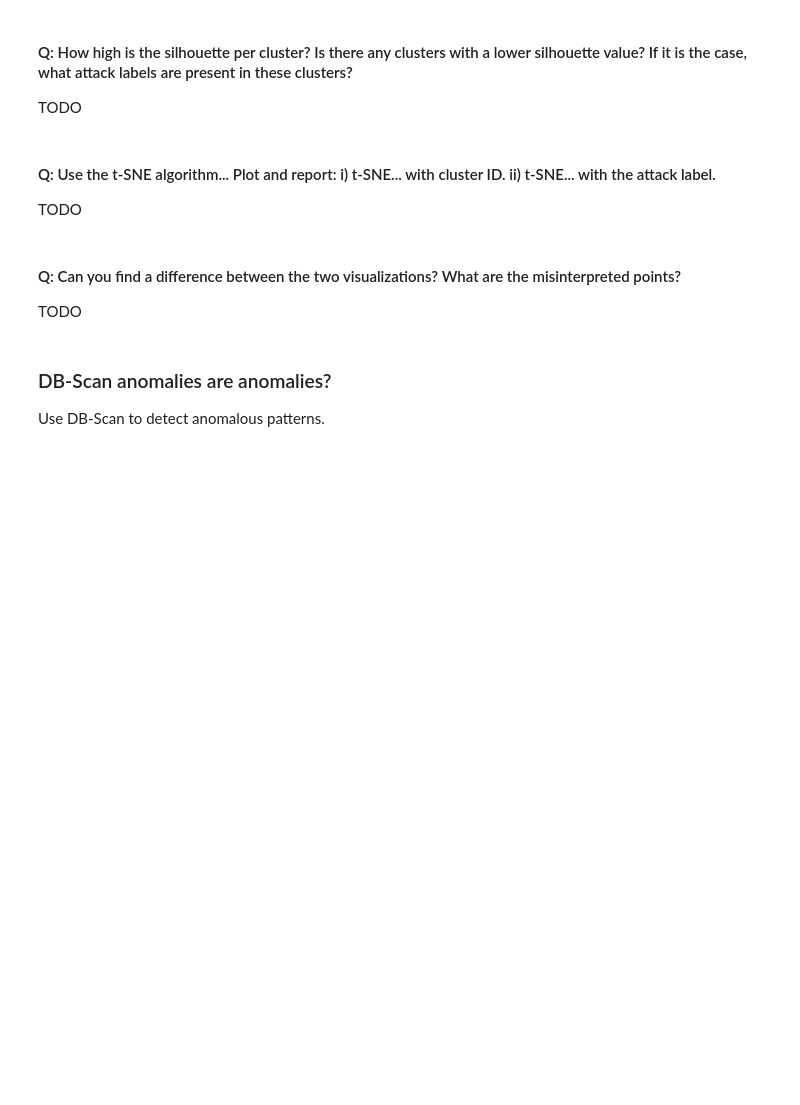
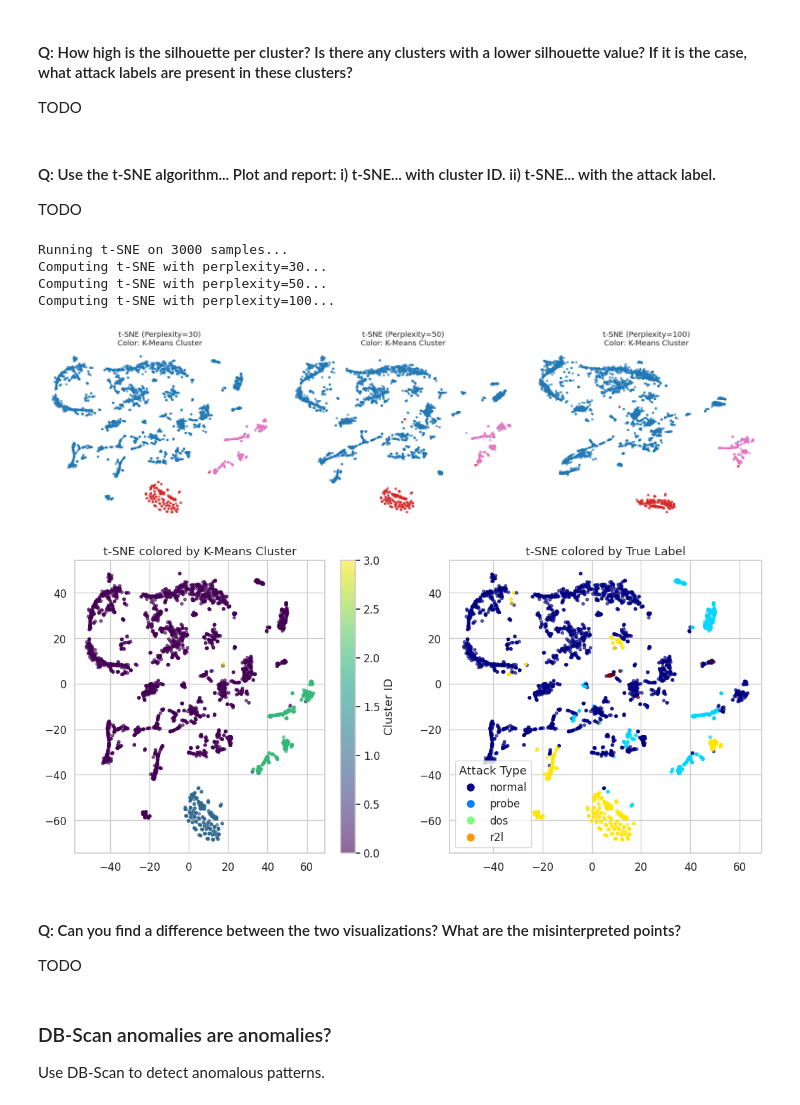
Before and after one commit to AImSecure/Laboratory3, a Jupyter notebook: lab/notebooks/Lab3_Anomaly_Detection.ipynb, the cells around one changed output. Cells and saved outputs as stored; diff of their text form; code cells hidden in the pictures; blank space fills up the shorter version.

Commit message:
Task 4 first implementation

```diff
--- a/lab/notebooks/Lab3_Anomaly_Detection.ipynb
+++ b/lab/notebooks/Lab3_Anomaly_Detection.ipynb
@@ -1420,3 +1486,80 @@ TODO
+# %%
+# --- Task 4.2: t-SNE Visualization ---
+
+from sklearn.manifold import TSNE
+
+# 1. Subsample for Performance
+# t-SNE is very slow on >10k points. We take a random subset of 3000 points for visualization.
+n_subset = 3000
+if len(X_train) > n_subset:
+    indices = np.random.choice(len(X_train), n_subset, replace=False)
+    X_tsne_input = X_train.iloc[indices]
+    y_tsne_cluster = cluster_labels[indices] # Cluster IDs from K-Means
+    y_tsne_label = y_train_attack.iloc[indices] # True Labels
+else:
+    X_tsne_input = X_train
+    y_tsne_cluster = cluster_labels
+    y_tsne_label = y_train_attack
+
+print(f"Running t-SNE on {len(X_tsne_input)} samples...")
+
+# 2. Try different Perplexities
+# Perplexity balances attention between local and global aspects of data.
+perplexities = [30, 50, 100]
+best_perplexity = 30 # We will assume 30 is best for the final plot, but you should visually check
+tsne_results = {}
+
+plt.figure(figsize=(18, 5))
+
+for i, perp in enumerate(perplexities):
+    print(f"Computing t-SNE with perplexity={perp}...")
+    tsne = TSNE(n_components=2, perplexity=perp, random_state=42, init='pca', learning_rate='auto')
+    X_embedded = tsne.fit_transform(X_tsne_input)
+    tsne_results[perp] = X_embedded
+
+    # Plot colored by CLUSTER ID (Unsupervised View)
+    plt.subplot(1, 3, i+1)
+    plt.scatter(X_embedded[:, 0], X_embedded[:, 1], c=y_tsne_cluster, cmap='tab10', s=10, alpha=0.6)
+    plt.title(f"t-SNE (Perplexity={perp})\nColor: K-Means Cluster")
+    plt.axis('off')
+
+plt.tight_layout()
+plt.show()
+
+# 3. Compare: Cluster ID vs True Label (Best Perplexity)
+# We assume Perplexity=30 gave a good result
+X_final_tsne = tsne_results[30]
+
+plt.figure(figsize=(14, 6))
+
+# Subplot 1: K-Means Clusters
+plt.subplot(1, 2, 1)
+scatter = plt.scatter(X_final_tsne[:, 0], X_final_tsne[:, 1], c=y_tsne_cluster, cmap='viridis', s=10, alpha=0.6)
+plt.title("t-SNE colored by K-Means Cluster")
+plt.colorbar(scatter, label='Cluster ID')
+
+# Subplot 2: True Attack Labels
+plt.subplot(1, 2, 2)
+# We need to map text labels to numbers for coloring
+unique_labels = y_tsne_label.unique()
+label_map = {label: i for i, label in enumerate(unique_labels)}
+y_numeric = y_tsne_label.map(label_map)
+
+scatter2 = plt.scatter(X_final_tsne[:, 0], X_final_tsne[:, 1], c=y_numeric, cmap='jet', s=10, alpha=0.6)
+plt.title("t-SNE colored by True Label")
+
+# Create a custom legend for the True Labels
+handles = [plt.Line2D([0], [0], marker='o', color='w', markerfacecolor=plt.cm.jet(i/len(unique_labels)), markersize=10) for i in range(len(unique_labels))]
+plt.legend(handles, unique_labels, title="Attack Type")
+
+plt.show()
+# %% [output]
+Running t-SNE on 3000 samples...
+Computing t-SNE with perplexity=30...
+Computing t-SNE with perplexity=50...
+Computing t-SNE with perplexity=100...
+[figure, added]
+[figure, added]
 # %% [markdown]
 #### Q: Can you find a difference between the two visualizations? What are the misinterpreted points?
 
```
Also changed, not shown: parts of 16 cells of this notebook.
